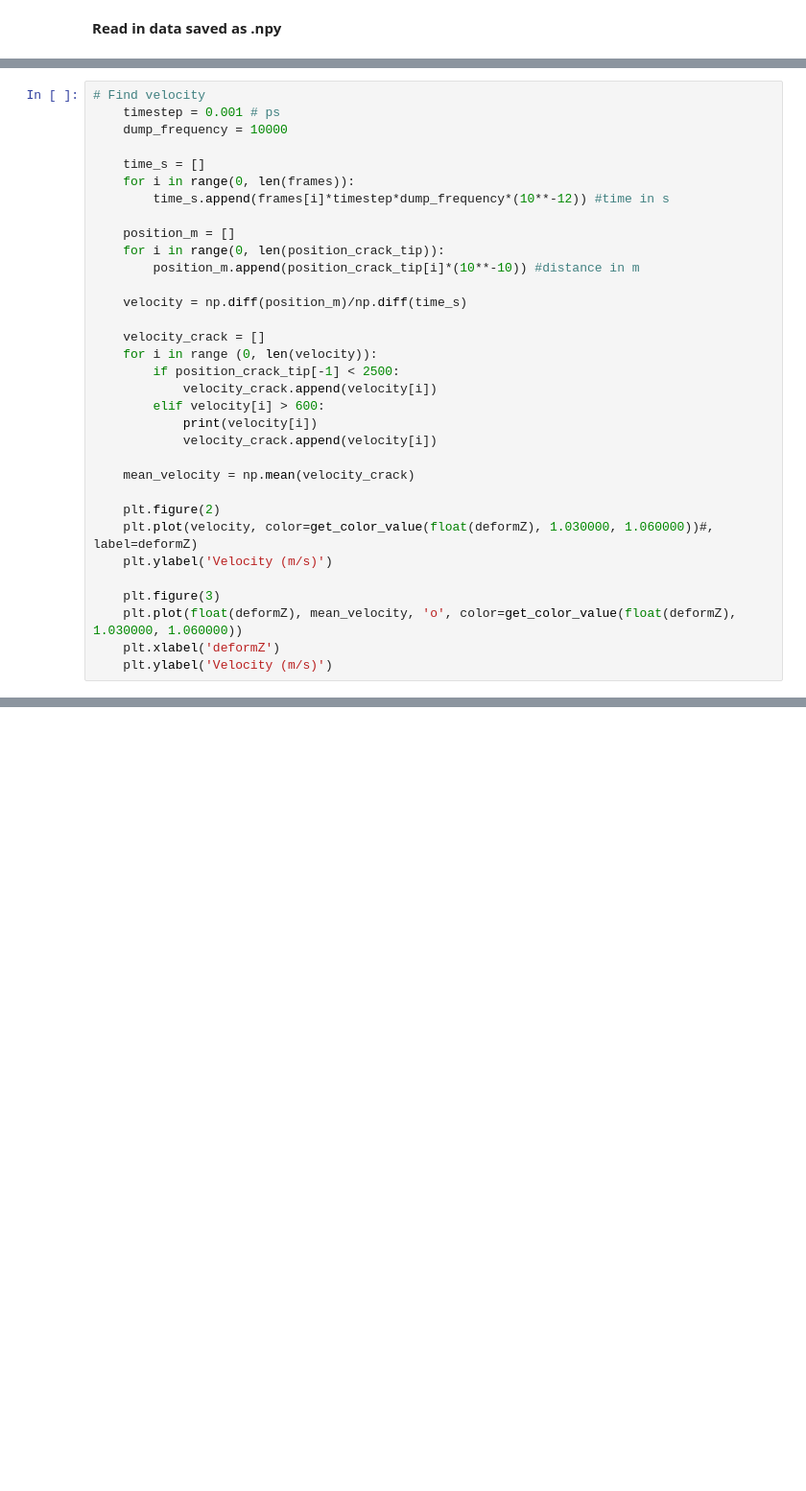
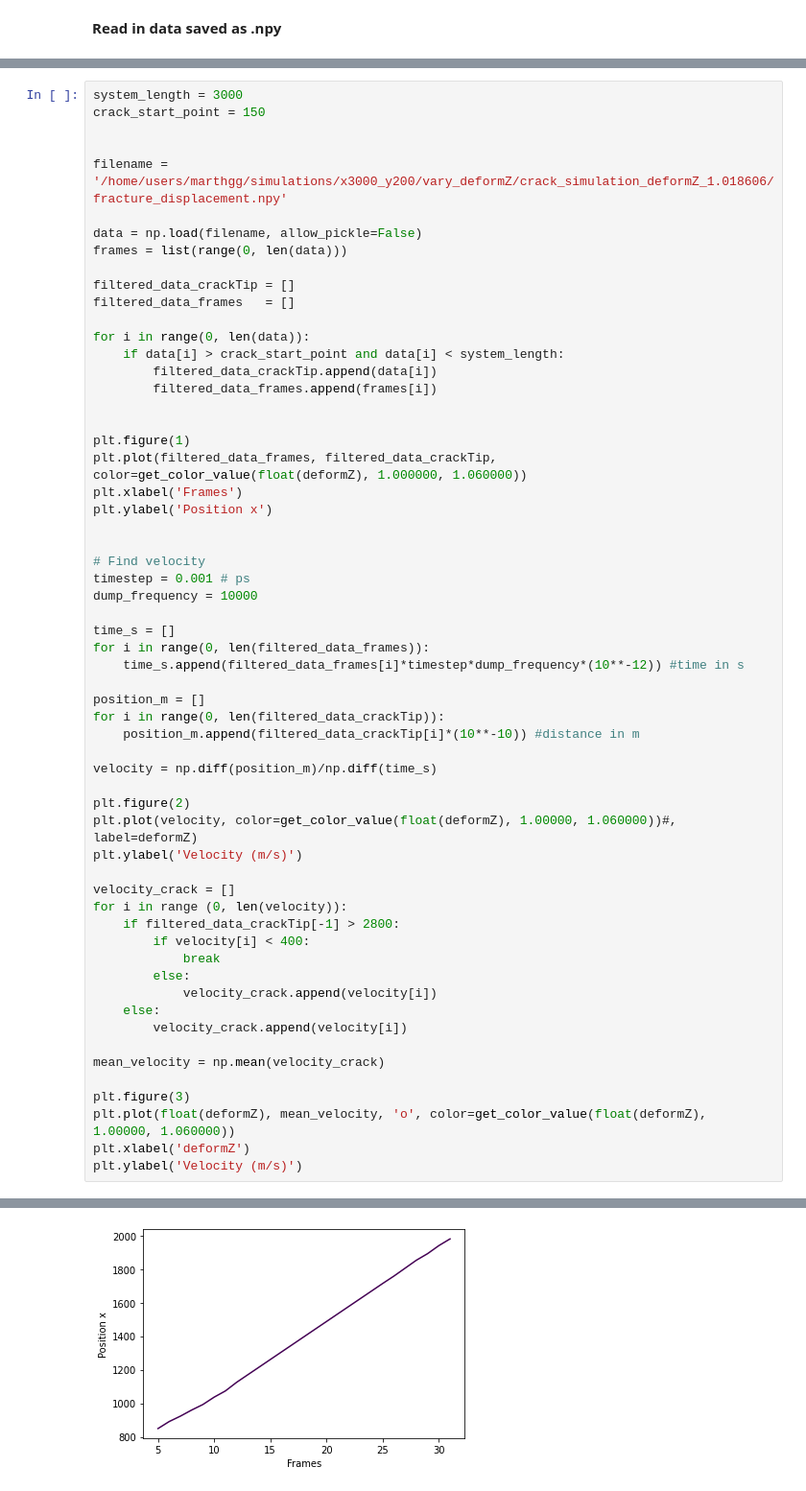
Before and after one commit to marthgg/crack-simulations, a Jupyter notebook: notebooks/crackTip_v2.ipynb, the cells around one changed output, grey strips where cells are left out. Shown at 96% size. Cells and saved outputs as stored; diff of their text form; blank space fills up the shorter version.

```diff
--- a/notebooks/crackTip_v2.ipynb
+++ b/notebooks/crackTip_v2.ipynb
@@ -241,33 +282,60 @@ The pattern contains 1 capturing groups
 # %%
+system_length = 3000
+crack_start_point = 150
+
+
+filename = '/home/users/marthgg/simulations/x3000_y200/vary_deformZ/crack_simulation_deformZ_1.018606/fracture_displacement.npy'
+
+data = np.load(filename, allow_pickle=False)
+frames = list(range(0, len(data)))
+
+filtered_data_crackTip = []
+filtered_data_frames   = []
+
+for i in range(0, len(data)):
+    if data[i] > crack_start_point and data[i] < system_length:
+        filtered_data_crackTip.append(data[i])
+        filtered_data_frames.append(frames[i])
+
+
+plt.figure(1)
+plt.plot(filtered_data_frames, filtered_data_crackTip, color=get_color_value(float(deformZ), 1.000000, 1.060000))
+plt.xlabel('Frames')
+plt.ylabel('Position x')
+
+
 # Find velocity
-    timestep = 0.001 # ps
-    dump_frequency = 10000
+timestep = 0.001 # ps
+dump_frequency = 10000
 
-    time_s = []
-    for i in range(0, len(frames)):
-        time_s.append(frames[i]*timestep*dump_frequency*(10**-12)) #time in s
+time_s = []
+for i in range(0, len(filtered_data_frames)):
+    time_s.append(filtered_data_frames[i]*timestep*dump_frequency*(10**-12)) #time in s
 
-    position_m = []
-    for i in range(0, len(position_crack_tip)):
-        position_m.append(position_crack_tip[i]*(10**-10)) #distance in m
+position_m = []
+for i in range(0, len(filtered_data_crackTip)):
+    position_m.append(filtered_data_crackTip[i]*(10**-10)) #distance in m
 
-    velocity = np.diff(position_m)/np.diff(time_s)
+velocity = np.diff(position_m)/np.diff(time_s)
 
-    velocity_crack = []
-    for i in range (0, len(velocity)):
-        if position_crack_tip[-1] < 2500:
+plt.figure(2)
+plt.plot(velocity, color=get_color_value(float(deformZ), 1.00000, 1.060000))#, label=deformZ)
+plt.ylabel('Velocity (m/s)')
+
+velocity_crack = []
+for i in range (0, len(velocity)):
+    if filtered_data_crackTip[-1] > 2800:
+        if velocity[i] < 400:
+            break
+        else:
             velocity_crack.append(velocity[i])
-        elif velocity[i] > 600:
-            print(velocity[i])
-            velocity_crack.append(velocity[i])
+    else:
+        velocity_crack.append(velocity[i])
 
-    mean_velocity = np.mean(velocity_crack)
+mean_velocity = np.mean(velocity_crack)
 
-    plt.figure(2)
-    plt.plot(velocity, color=get_color_value(float(deformZ), 1.030000, 1.060000))#, label=deformZ)
-    plt.ylabel('Velocity (m/s)')
-
-    plt.figure(3)
-    plt.plot(float(deformZ), mean_velocity, 'o', color=get_color_value(float(deformZ), 1.030000, 1.060000))
-    plt.xlabel('deformZ')
-    plt.ylabel('Velocity (m/s)')
+plt.figure(3)
+plt.plot(float(deformZ), mean_velocity, 'o', color=get_color_value(float(deformZ), 1.00000, 1.060000))
+plt.xlabel('deformZ')
+plt.ylabel('Velocity (m/s)')
+# %% [output]
@@ -273,0 +343 @@ The pattern contains 1 capturing groups
+[figure, added]
```
Also changed, not shown: parts of 9 cells of this notebook, 1 other file.
